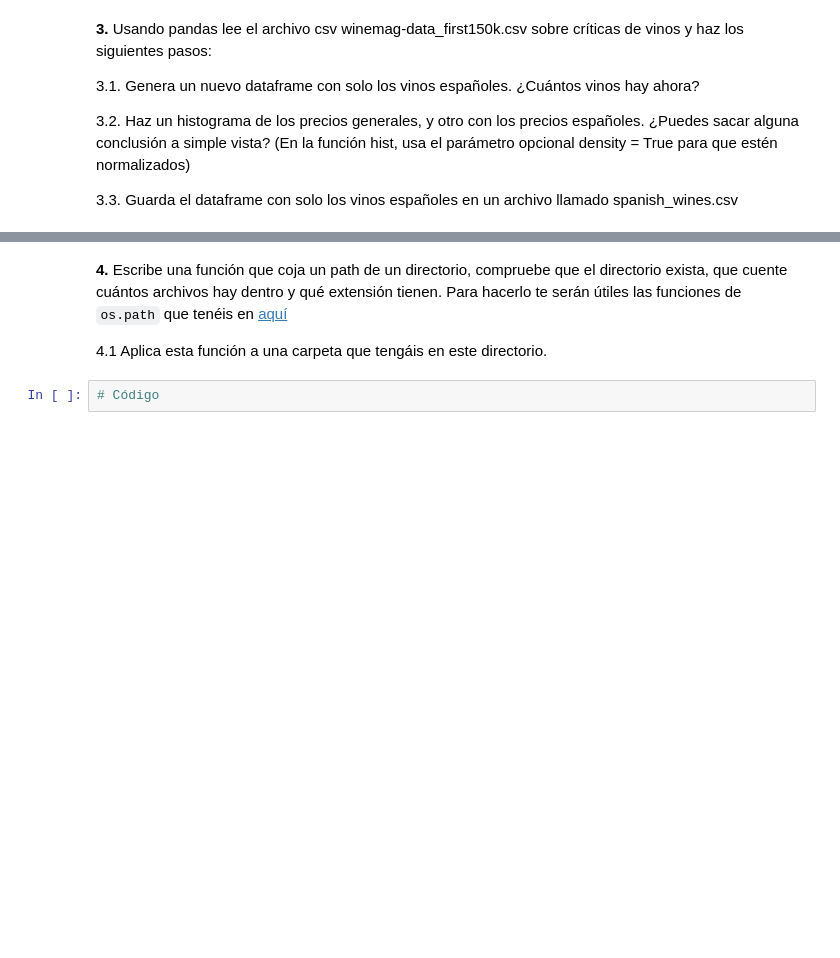
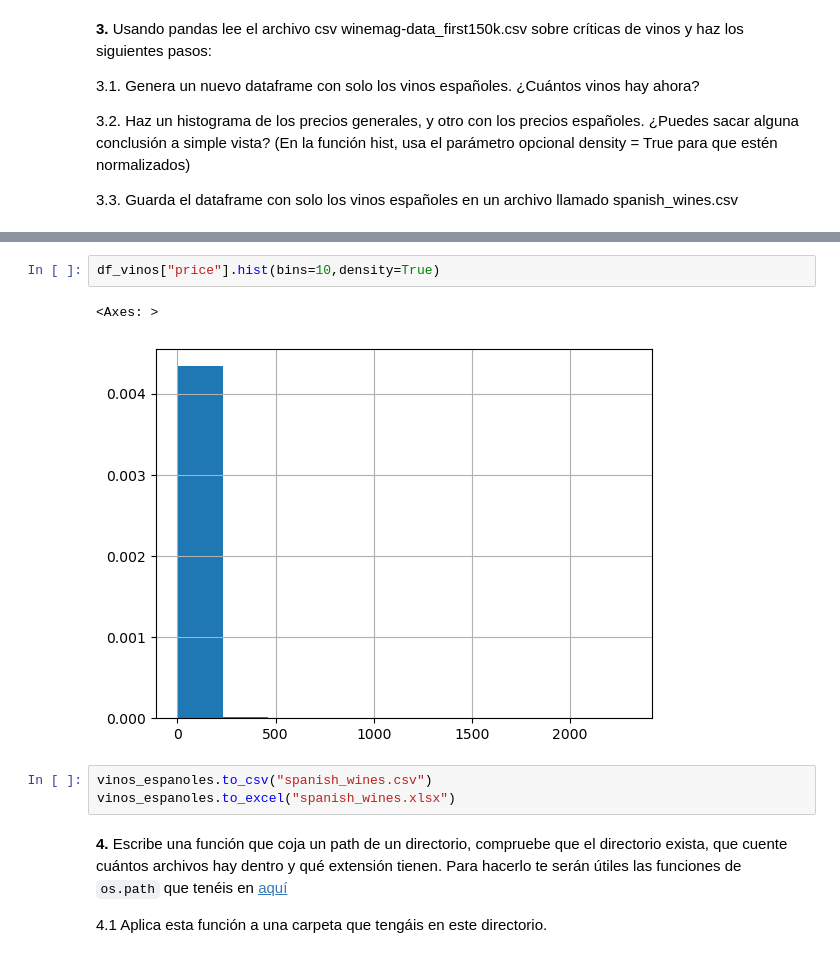
Before and after one commit to pablop11/CE_IABD, a Jupyter notebook: PIA/UNIDAD2/Unidad 2_5 Lectura_y_escritura_de_ficheros_solucion/Unidad 2_5 Lectura_y_escritura_de_ficheros.ipynb, the cells around one changed output, grey strips where cells are left out. Drawn from its saved outputs; the diff is of its cells as text; blank space fills up the shorter version.

```diff
--- a/PIA/UNIDAD2/Unidad 2_5 Lectura_y_escritura_de_ficheros_solucion/Unidad 2_5 Lectura_y_escritura_de_ficheros.ipynb
+++ b/PIA/UNIDAD2/Unidad 2_5 Lectura_y_escritura_de_ficheros_solucion/Unidad 2_5 Lectura_y_escritura_de_ficheros.ipynb
@@ -284,6 +324,12 @@ df.to_excel("prueba_pandas.xlsx")
+# %%
+df_vinos["price"].hist(bins=10,density=True)
+# %% [output]
+<Axes: >
+[figure, added]
+# %%
+vinos_espanoles.to_csv("spanish_wines.csv")
+vinos_espanoles.to_excel("spanish_wines.xlsx")
 # %% [markdown]
 **4.** Escribe una función que coja un path de un directorio, compruebe que el directorio exista, que cuente cuántos archivos hay dentro y qué extensión tienen. Para hacerlo te serán útiles las funciones de `os.path` que tenéis en [aquí](https://docs.python.org/3/library/os.path.html)
 
 4.1 Aplica esta función a una carpeta que tengáis en este directorio.
-# %%
-# Código
```
Also changed, not shown: parts of 6 cells of this notebook, 5 other files.
